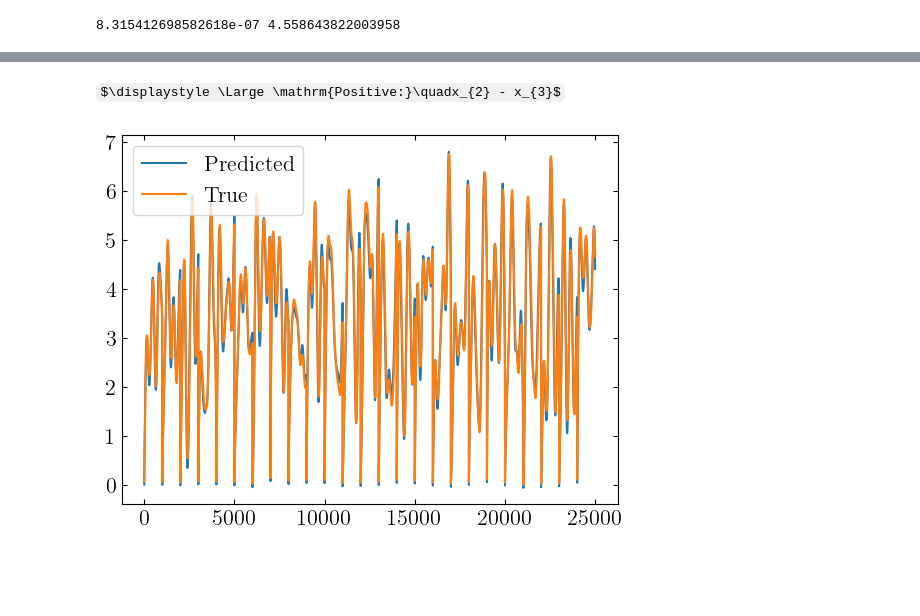
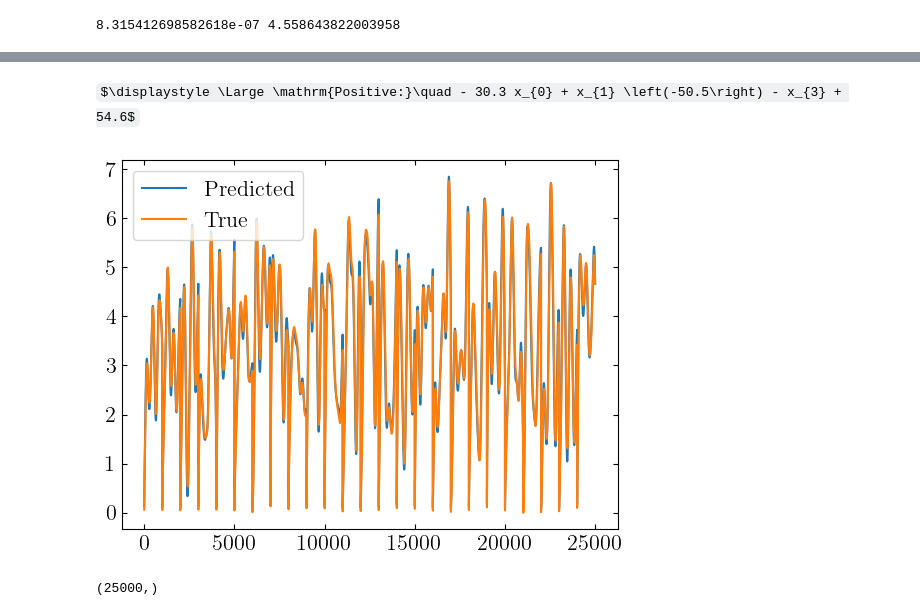
Before and after one commit to j-haralds/MSc_thesis, a Jupyter notebook: program/BasicEulerNN/1_JH_symbol.ipynb, the cells around one changed output, grey strips where cells are left out. Drawn from its saved outputs; the diff is of its cells as text; code cells hidden in the pictures; some formulas as TeX source; blank space fills up the shorter version.

```diff
--- a/program/BasicEulerNN/1_JH_symbol.ipynb
+++ b/program/BasicEulerNN/1_JH_symbol.ipynb
@@ -103,7 +103,7 @@ a = np.linspace(-1,1,1000).reshape(-1,1); a0 = np.linspace(0,1,1000); b = np.lin
 cnmax = param['Maximum concentration in negative electrode [mol.m-3]']
 cpmax = param['Maximum concentration in positive electrode [mol.m-3]']
 
-X = np.hstack((cn/cnmax, cp/cpmax, I, cn_dot))
+X = np.hstack((cn/cnmax, cp/cpmax, I, cn_dot,dI))
 y = cp_dot
 # %%
 model_p = PySRRegressor(
@@ -112,11 +112,12 @@ model_p = PySRRegressor(
     binary_operators=[
         "+", "*", '-','/'
     ],
-    unary_operators=['square'],
+    unary_operators=['square','cube','sqrt'],
     loss="loss(x, y) = (x - y)^2",
-    populations=5,
+    populations=10,
     verbosity=0,
 )
 
 
 model_p.fit(X, y)
+y = y.ravel()
@@ -141,15 +124,18 @@ PySRRegressor.equations_ = [
 # %%
-model_index = 1
-display(Math('\\Large \\mathrm{Positive:}\\quad' + model_p.latex(model_index)))
+model_index = None
+display(Math('\\Large \\mathrm{Positive:}\\quad ' + model_p.latex(model_index)))
 
 plt.plot(model_p.predict(X), label='Predicted')
 plt.plot(y, label='True')
 plt.legend()
 plt.show()
 # %% [output]
-$\displaystyle \Large \mathrm{Positive:}\quadx_{2} - x_{3}$
+$\displaystyle \Large \mathrm{Positive:}\quad - 30.3 x_{0} + x_{1} \left(-50.5\right) - x_{3} + 54.6$
-[figure, old version]
+[figure, new version]
 # %%
 preds = model_p.predict(X)
-error = preds - y
+error = preds - y.ravel()
+print(error.shape)
+# %% [output]
+(25000,)
 # %%
```
Also changed, not shown: parts of 3 cells of this notebook, 9 other files.
